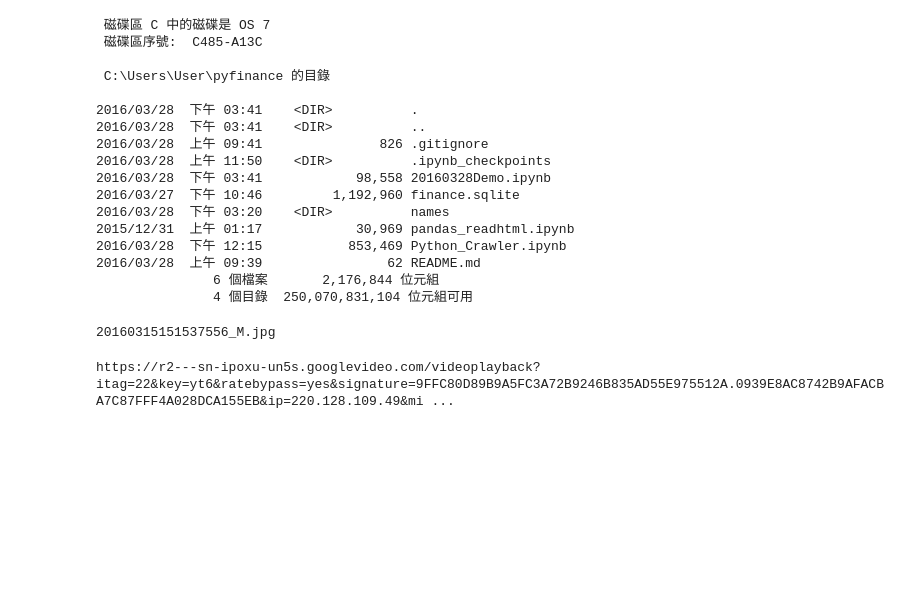
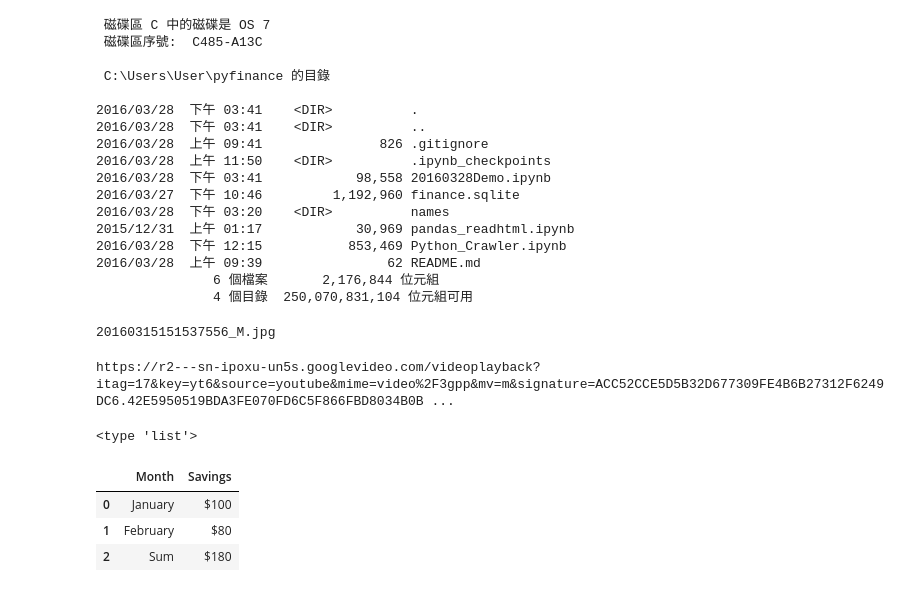
Before and after one commit to ywchiu/pyfinance, a Jupyter notebook: 20160328Demo.ipynb, the cells around one changed output. Saved outputs shown, nothing was run; the diff lists cells and outputs as text; code cells hidden in the pictures; blank space fills up the shorter version.

```diff
--- a/20160328Demo.ipynb
+++ b/20160328Demo.ipynb
@@ -729,7 +729,7 @@ jd = json.loads(m.group(1))
 # %%
 import urlparse
 stream_map = urlparse.parse_qs(jd["url_encoded_fmt_stream_map"])
-print stream_map['url'][0]
+print stream_map['url'][-1]
 # %% [output]
-https://r2---sn-ipoxu-un5s.googlevideo.com/videoplayback?itag=22&key=yt6&ratebypass=yes&signature=9FFC80D89B9A5FC3A72B9246B835AD55E975512A.0939E8AC8742B9AFACBA7C87FFF4A028DCA155EB&ip=220.128.109.49&mi ...
+https://r2---sn-ipoxu-un5s.googlevideo.com/videoplayback?itag=17&key=yt6&source=youtube&mime=video%2F3gpp&mv=m&signature=ACC52CCE5D5B32D677309FE4B6B27312F6249DC6.42E5950519BDA3FE070FD6C5F866FBD8034B0B ...
 # %%
@@ -738 +738,30 @@ with open('a.mp4', 'wb') as f:
     shutil.copyfileobj(res2.raw, f)
+# %%
+table = """
+<table>
+    <thead>
+        <tr>
+        <th>Month</th>
+        <th>Savings</th>
+        </tr>
+    </thead>
+    <tbody>
+        <tr> <td>January</td> <td>$100</td></tr>
+        <tr> <td>February</td> <td>$80</td></tr>
+    </tbody>
+    <tfoot>
+        <tr> <td>Sum</td> <td>$180</td> </tr>
+    </tfoot>
+</table>
+"""
+import pandas as pd
+df = pd.read_html(table)
+#?pd.read_html
+print type(df)
+df[0]
+# %% [output]
+<type 'list'>
+|  | Month | Savings |
+| 0 | January | $100 |
+| 1 | February | $80 |
+| 2 | Sum | $180 |
```
Also changed, not shown: parts of 5 cells of this notebook.
